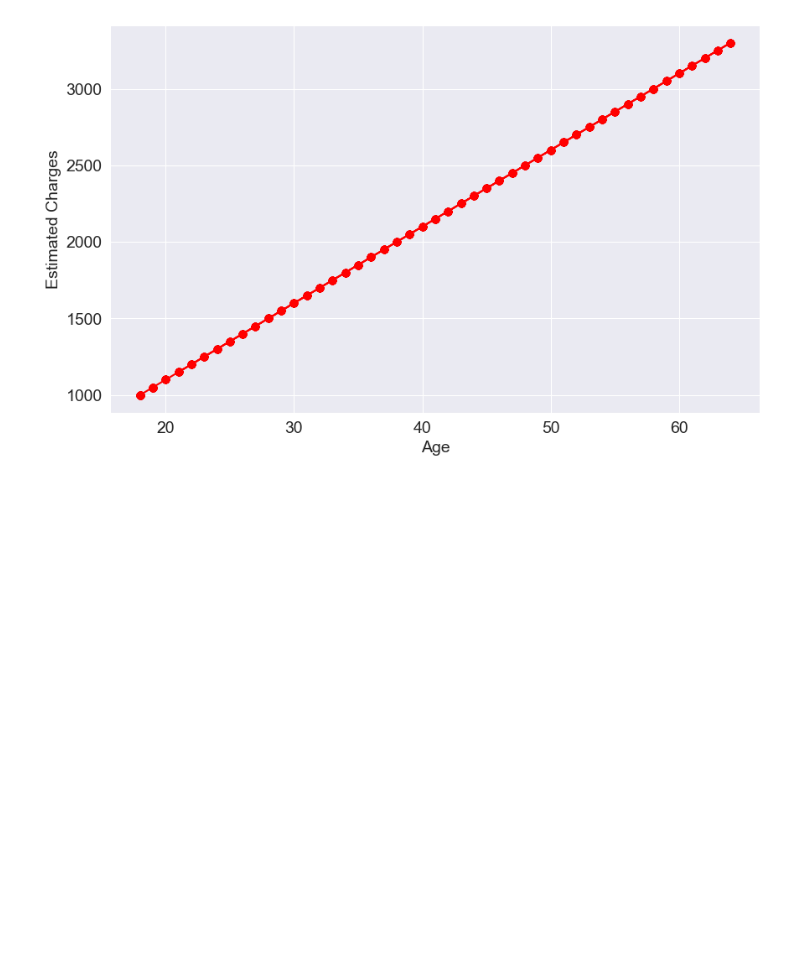
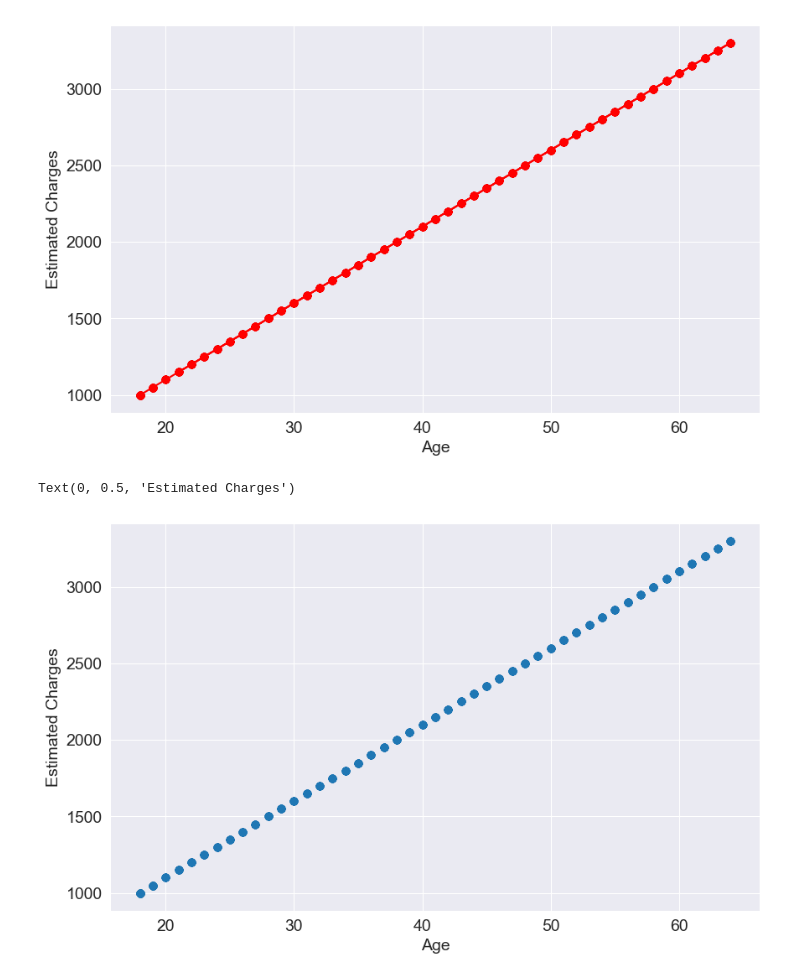
Before and after one commit to KennedyMungai/scikit-learn-course, a Jupyter notebook: scikit_course.ipynb, the cells around one changed output. Cells and saved outputs as stored; diff of their text form; code cells hidden in the pictures; blank space fills up the shorter version.

Commit message:
Created a scatter plot and a normal cartesian graph of the data

```diff
--- a/scikit_course.ipynb
+++ b/scikit_course.ipynb
@@ -351,3 +351,10 @@ plt.ylabel('Estimated Charges')
 # %% [output]
 Text(0, 0.5, 'Estimated Charges')
 [figure]
+# %%
+plt.scatter(ages, estimate_charges_value)
+plt.xlabel('Age')
+plt.ylabel('Estimated Charges')
+# %% [output]
+Text(0, 0.5, 'Estimated Charges')
+[figure, added]
```
